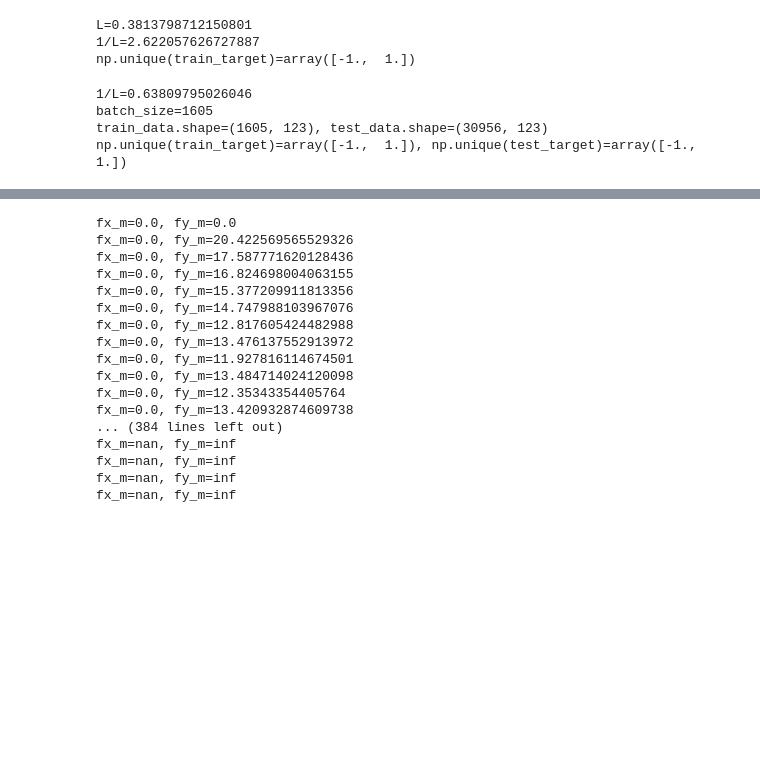
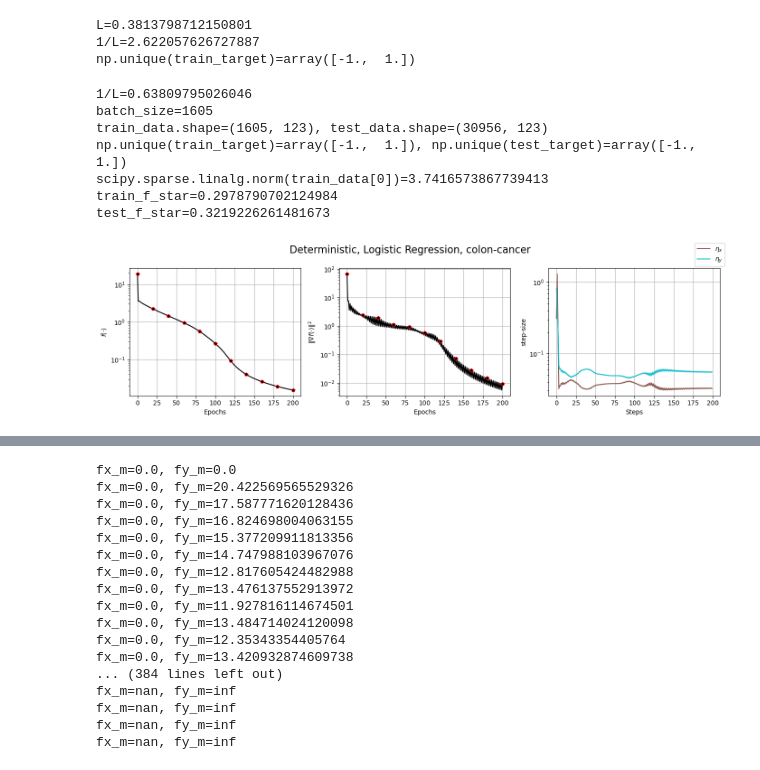
Before and after one commit to fxrshed/twin-polyak, a Jupyter notebook: experiments/logistic_regression.ipynb, the cells around one changed output, grey strips where cells are left out. Saved outputs shown, nothing was run; the diff lists cells and outputs as text; code cells hidden in the pictures; blank space fills up the shorter version.

```diff
--- a/experiments/logistic_regression.ipynb
+++ b/experiments/logistic_regression.ipynb
@@ -113,29 +117,37 @@ np.unique(train_target)=array([-1.,  1.])
 dataset_name = "a1a"
 train_data, train_target, test_data, test_target = utils.get_libsvm(dataset_name, test_split=0.0)
 
-# if scipy.sparse.issparse(train_data):
-#     scaler = StandardScaler(with_mean=False)
-# else:
-#     scaler = StandardScaler()
-# scaler.fit(train_data)
-# train_data = scaler.transform(train_data)
-# test_data = scaler.transform(test_data)
+# normalizer = sklearn.preprocessing.Normalizer()
+# train_data = normalizer.fit_transform(train_data)
+# test_data = normalizer.transform(test_data)
 
 L = (0.25 / train_data.shape[0]) * scipy.sparse.linalg.norm(train_data.T @ train_data, ord=2)
 train_target = utils.map_classes_to(train_target, [-1.0, 1.0])
 test_target = utils.map_classes_to(test_target, [-1.0, 1.0])
 
 batch_size = train_data.shape[0]
+# batch_size = 64
 
 print(f"{1/L=}")
 print(f"{batch_size=}")
 print(f"{train_data.shape=}, {test_data.shape=}")
 print(f"{np.unique(train_target)=}, {np.unique(test_target)=}")
+print(f"{scipy.sparse.linalg.norm(train_data[0])=}")
 
 dataset = train_data, train_target, test_data, test_target
+
+with open(f"experiments/solver/{dataset_name}_sol.pkl", "rb") as file:
+    b = pickle.load(file)
+
+train_f_star, train_x_star, test_f_star, test_x_star = b["train/f_star"], b["train/x_star"], b["test/f_star"], b["test/x_star"]
+print(f"{train_f_star=}")
+print(f"{test_f_star=}")
 # %% [output]
 1/L=0.63809795026046
 batch_size=1605
 train_data.shape=(1605, 123), test_data.shape=(30956, 123)
 np.unique(train_target)=array([-1.,  1.]), np.unique(test_target)=array([-1.,  1.])
+scipy.sparse.linalg.norm(train_data[0])=3.7416573867739413
+train_f_star=0.2978790702124984
+test_f_star=0.3219226261481673
 # %%
@@ -338,0 +582,58 @@ class SPS_MA(BaseOptimizer):
+# %%
+n_epochs = 200
+seed = 0
+
+histories = []
+labels = []
+
+hist_twin = twin_polyak(dataset=dataset,
+                       batch_size=batch_size,
+                       n_epochs=n_epochs)
+histories.append(hist_twin)
+labels.append(r"$Twin Polyak$")
+# %%
+if batch_size == train_data.shape[0]:
+        setting = "Deterministic"
+else:
+        setting = "Stochastic"
+
+
+colors=["black", "red", "tab:blue", "tab:green", "tab:purple"]
+linestyles=["-", "--", "-.", ":", "-"]
+linewidths=[1.0, 1.0, 2.0, 2.0, 1.0]
+markers=["p", ".", "v", "*", "d"]
+f_star=0.0
+suptitle=f"{setting}, Logistic Regression, {dataset_name}"
+threshold=0.0
+
+fig, ax = plt.subplots(1, 3, figsize=(14, 4))
+fig.suptitle(suptitle, fontsize=16)
+
+for history in histories:
+        try:
+                markevery = [x + np.random.randint(0, 1) for x in range(0, len(history["test/loss"]), len(history["test/loss"]) // 10)]
+        except:
+                markevery = []
+
+        ax[0].semilogy(history["train/loss"], linestyle="-", color="black", markeredgecolor="red", markevery=markevery, marker="p")
+        ax[1].semilogy(history["train/grad_norm_sq"], linestyle="-", color="black", markeredgecolor="red", markevery=markevery, marker="p")
+        ax[2].semilogy(history["lr_x"], linestyle="-", color="tab:brown", label=r"$\eta_x$")
+        ax[2].semilogy(history["lr_y"], linestyle="-", color="tab:cyan", label=r"$\eta_y$")
+        # ax[2].semilogy(history["lr"], linestyle=":", color="tab:blue")
+
+ax[0].set_ylabel(r"$f(\cdot)$")
+ax[1].set_ylabel(r"$\| \nabla f(\cdot) \|^2$")
+ax[2].set_ylabel("step-size")
+
+ax[0].set_xlabel("Epochs")
+ax[1].set_xlabel("Epochs")
+ax[2].set_xlabel("Steps")
+
+fig.legend()
+ax[0].grid()
+ax[1].grid()
+ax[2].grid()
+
+fig.tight_layout()
+# %% [output]
+[figure, added]
```
Also changed, not shown: parts of 17 cells of this notebook, 12 other files.
